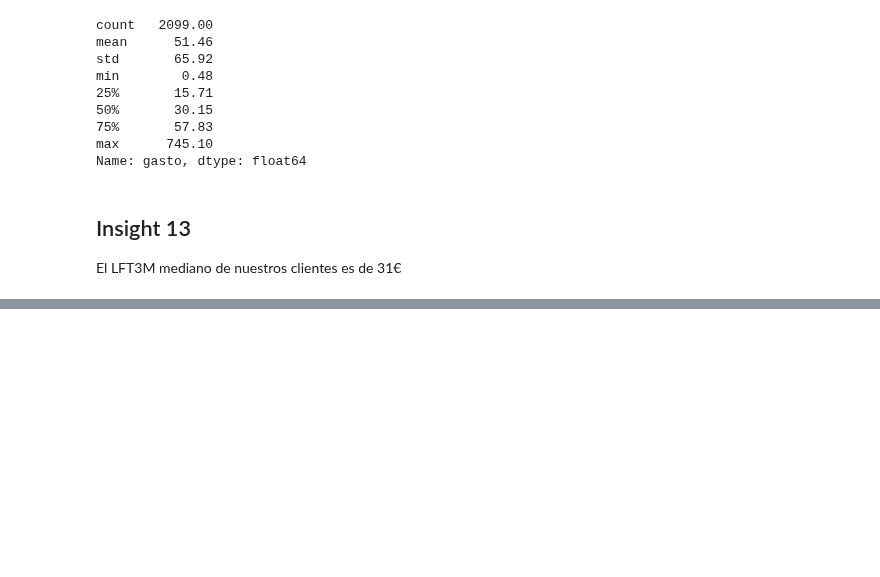
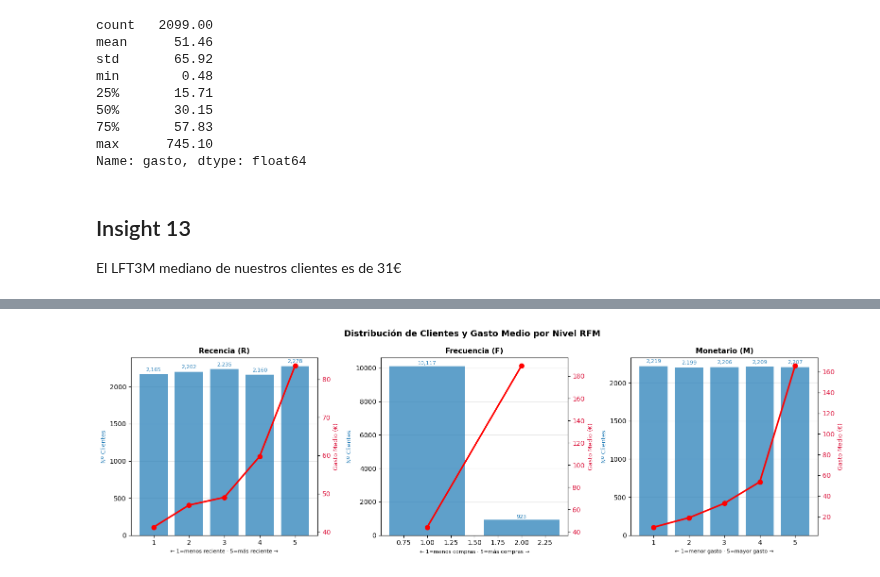
Before and after one commit to PabloHVega/ECommerce, a Jupyter notebook: notebooks/02_AnalisisInsights.ipynb, the cells around one changed output, grey strips where cells are left out. Drawn from its saved outputs; the diff is of its cells as text; code cells hidden in the pictures; blank space fills up the shorter version.

```diff
--- a/notebooks/02_AnalisisInsights.ipynb
+++ b/notebooks/02_AnalisisInsights.ipynb
@@ -916,0 +1066,4 @@ El LFT3M mediano de nuestros clientes es de 31€
+# %%
+# Crea una nueva variable llamada valor_RFM que sea la suma R, F y M
+clientes['valor_RFM'] = clientes['R'] + clientes['F'] + clientes['M']
+clientes
@@ -916,0 +1167,40 @@ El LFT3M mediano de nuestros clientes es de 31€
+# %%
+# ─────────────────────────────────────────────────────────────────────────────
+# PASO 2 · Análisis independiente de cada dimensión R, F, M
+# Para cada nivel (1-5) mostramos nº clientes y gasto medio
+# ─────────────────────────────────────────────────────────────────────────────
+
+fig, axes = plt.subplots(1, 3, figsize=(16, 5))
+fig.suptitle('Distribución de Clientes y Gasto Medio por Nivel RFM', fontsize=13, fontweight='bold')
+
+dimensiones = [
+    ('R', 'Recencia', '← 1=menos reciente · 5=más reciente →'),
+    ('F', 'Frecuencia', '← 1=menos compras · 5=más compras →'),
+    ('M', 'Monetario',  '← 1=menor gasto · 5=mayor gasto →'),
+]
+
+for ax, (dim, nombre, nota) in zip(axes, dimensiones):
+    d = (clientes.groupby(dim)
+         .agg(clientes=('usuario', 'count'), gasto_medio=('gasto', 'mean'))
+         .reset_index())
+    bars = ax.bar(d[dim], d['clientes'], color='#2980b9', alpha=0.75, zorder=2)
+    ax.set_xlabel(nota, fontsize=8)
+    ax.set_ylabel('Nº Clientes', color='#2980b9', fontsize=9)
+    ax.set_title(f'{nombre} ({dim})', fontsize=11, fontweight='bold')
+    ax.grid(axis='y', alpha=0.3, zorder=1)
+    for bar, val in zip(bars, d['clientes']):
+        ax.text(bar.get_x() + bar.get_width() / 2,
+                bar.get_height() + 30, f'{val:,}',
+                ha='center', va='bottom', fontsize=8, color='#2980b9')
+    ax2 = ax.twinx()
+    ax2.plot(d[dim], d['gasto_medio'], 'r-o', linewidth=2.5,
+             markersize=7, label='Gasto medio (€)', zorder=3)
+    ax2.set_ylabel('Gasto Medio (€)', color='crimson', fontsize=9)
+    ax2.tick_params(axis='y', labelcolor='crimson')
+
+plt.tight_layout()
+os.makedirs('../entregables/graficos', exist_ok=True)
+plt.savefig('../entregables/graficos/rfm_dimensiones.png', dpi=150, bbox_inches='tight')
+plt.show()
+# %% [output]
+[figure, added]
```
Also changed, not shown: parts of 19 cells of this notebook, 1 other file.
